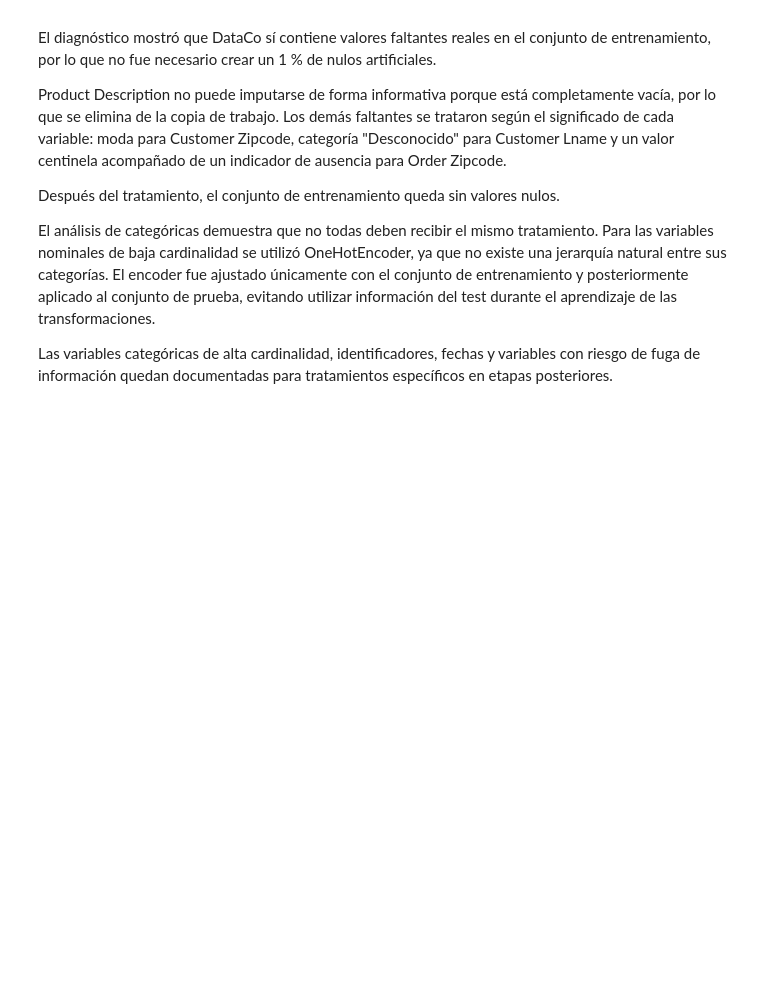
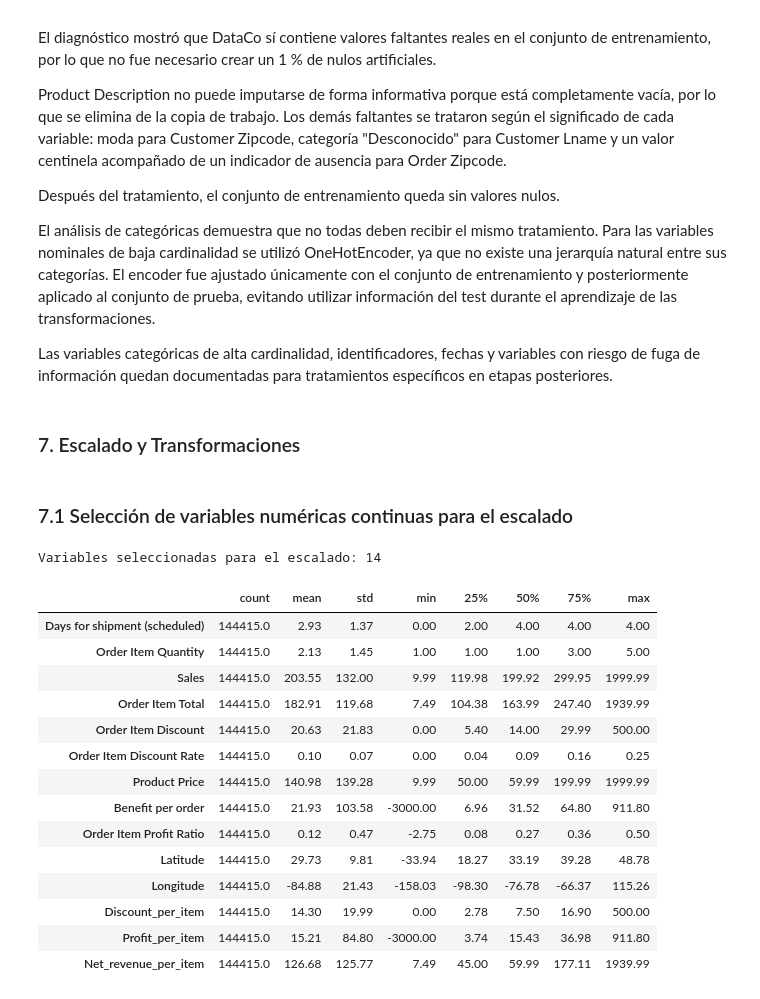
Before and after one commit to JB1302/Big-Data-G2, a Jupyter notebook: ProyectoDataCo.ipynb, the cells around one changed output. Drawn from its saved outputs; the diff is of its cells as text; code cells hidden in the pictures; blank space fills up the shorter version.

```diff
--- a/ProyectoDataCo.ipynb
+++ b/ProyectoDataCo.ipynb
@@ -1601,3 +1601,55 @@ Después del tratamiento, el conjunto de entrenamiento queda sin valores nulos.
 El análisis de categóricas demuestra que no todas deben recibir el mismo tratamiento. Para las variables nominales de baja cardinalidad se utilizó OneHotEncoder, ya que no existe una jerarquía natural entre sus categorías. El encoder fue ajustado únicamente con el conjunto de entrenamiento y posteriormente aplicado al conjunto de prueba, evitando utilizar información del test durante el aprendizaje de las transformaciones.
 
 Las variables categóricas de alta cardinalidad, identificadores, fechas y variables con riesgo de fuga de información quedan documentadas para tratamientos específicos en etapas posteriores.
+# %% [markdown]
+### 7. Escalado y Transformaciones
+# %% [markdown]
+### 7.1 Selección de variables numéricas continuas para el escalado
+# %%
+# Copias de trabajo a partir de los datos ya limpios (sección 6)
+df_train_escalado = df_train_limpieza.copy()
+df_test_escalado = df_test_limpieza.copy()
+
+# Se recrean los ratios de la sección 5.7 en train y test
+for conjunto in [df_train_escalado, df_test_escalado]:
+    cantidad = conjunto["Order Item Quantity"].replace(0, np.nan)
+    conjunto["Discount_per_item"] = conjunto["Order Item Discount"] / cantidad
+    conjunto["Profit_per_item"] = conjunto["Benefit per order"] / cantidad
+    conjunto["Net_revenue_per_item"] = conjunto["Order Item Total"] / cantidad
+
+    variables_escalado = [
+    "Days for shipment (scheduled)",
+    "Order Item Quantity",
+    "Sales",
+    "Order Item Total",
+    "Order Item Discount",
+    "Order Item Discount Rate",
+    "Product Price",
+    "Benefit per order",
+    "Order Item Profit Ratio",
+    "Latitude",
+    "Longitude",
+    "Discount_per_item",
+    "Profit_per_item",
+    "Net_revenue_per_item"
+]
+
+print(f"Variables seleccionadas para el escalado: {len(variables_escalado)}")
+display(df_train_escalado[variables_escalado].describe().T.round(2))
+# %% [output]
+Variables seleccionadas para el escalado: 14
+|  | count | mean | std | min | 25% | 50% | 75% | max |
+| Days for shipment (scheduled) | 144415.0 | 2.93 | 1.37 | 0.00 | 2.00 | 4.00 | 4.00 | 4.00 |
+| Order Item Quantity | 144415.0 | 2.13 | 1.45 | 1.00 | 1.00 | 1.00 | 3.00 | 5.00 |
+| Sales | 144415.0 | 203.55 | 132.00 | 9.99 | 119.98 | 199.92 | 299.95 | 1999.99 |
+| Order Item Total | 144415.0 | 182.91 | 119.68 | 7.49 | 104.38 | 163.99 | 247.40 | 1939.99 |
+| Order Item Discount | 144415.0 | 20.63 | 21.83 | 0.00 | 5.40 | 14.00 | 29.99 | 500.00 |
+| Order Item Discount Rate | 144415.0 | 0.10 | 0.07 | 0.00 | 0.04 | 0.09 | 0.16 | 0.25 |
+| Product Price | 144415.0 | 140.98 | 139.28 | 9.99 | 50.00 | 59.99 | 199.99 | 1999.99 |
+| Benefit per order | 144415.0 | 21.93 | 103.58 | -3000.00 | 6.96 | 31.52 | 64.80 | 911.80 |
+| Order Item Profit Ratio | 144415.0 | 0.12 | 0.47 | -2.75 | 0.08 | 0.27 | 0.36 | 0.50 |
+| Latitude | 144415.0 | 29.73 | 9.81 | -33.94 | 18.27 | 33.19 | 39.28 | 48.78 |
+| Longitude | 144415.0 | -84.88 | 21.43 | -158.03 | -98.30 | -76.78 | -66.37 | 115.26 |
+| Discount_per_item | 144415.0 | 14.30 | 19.99 | 0.00 | 2.78 | 7.50 | 16.90 | 500.00 |
+| Profit_per_item | 144415.0 | 15.21 | 84.80 | -3000.00 | 3.74 | 15.43 | 36.98 | 911.80 |
+| Net_revenue_per_item | 144415.0 | 126.68 | 125.77 | 7.49 | 45.00 | 59.99 | 177.11 | 1939.99 |
```
Also changed, not shown: parts of 21 cells of this notebook.
